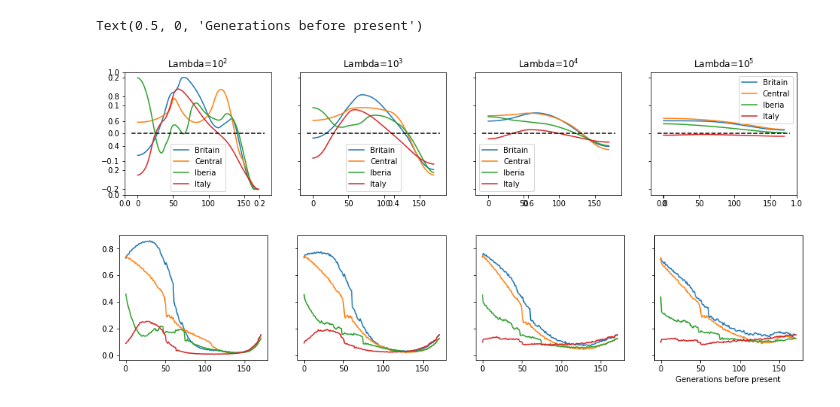
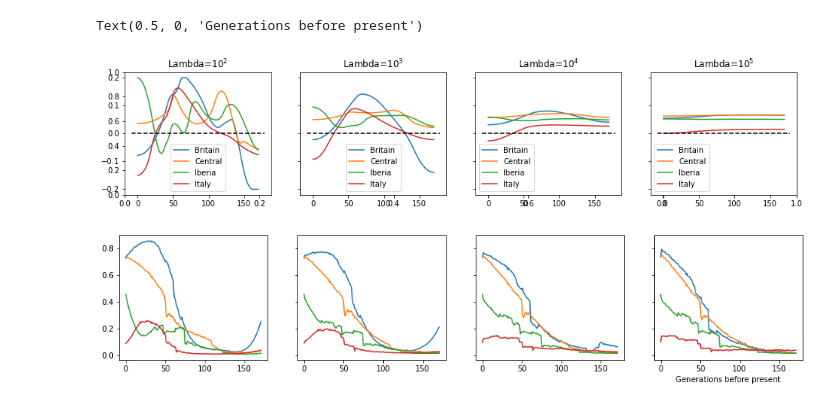
Before and after one commit to jthlab/bmws, a Jupyter notebook: LCT_data_analyis.ipynb, the cells around one changed output. Cells and saved outputs as stored; diff of their text form; code cells hidden in the pictures.

Commit message:
use em iterations lct

```diff
--- a/LCT_data_analyis.ipynb
+++ b/LCT_data_analyis.ipynb
@@ -25,19 +26,19 @@ obs = {x: np.loadtxt("data/" + x + "_LCT.txt").astype(int)[::-1] for x in pops}
 # %% [output]
 [interactive output not drawn]
 # %%
-M = 200
-prior = BetaMixture.uniform(M)
+# M = 200
+# prior = BetaMixture.uniform(M)
 # prior = prior._replace(
 #    log_c=np.log(0.99 * np.eye(M)[0] + 0.01 / M * np.ones(M))
 # )  # prior .99 mass on mean AF 1/M at gen 0
 
-f = np.mean([x[1] / x[0] for x in obs["Britain"] if x[0] > 0])
-b = 10
-a = b * f / (1 - f)
-dens = [beta.pdf((x + 1) / (M + 1), a, b) for x in range(M)]
-total = np.sum(dens)
-dens = [x / total for x in dens]
-prior = prior._replace(log_c=np.log(dens))
+# f = np.mean([x[1] / x[0] for x in obs["Britain"] if x[0] > 0])
+# b = 10
+# = b * f / (1 - f)
+# dens = [beta.pdf((x + 1) / (M + 1), a, b) for x in range(M)]
+# total = np.sum(dens)
+# dens = [x / total for x in dens]
+# prior = prior._replace(log_c=np.log(dens))
 # %% [output]
 [interactive output not drawn]
 # %%
@@ -51,7 +52,7 @@ for j, (ax, ax2, log10_lam) in enumerate(zip(axs, axs2, range(2, 6))):
         data = obs[pop]
         L = len(data)
         Ne = np.full(L - 1, 1e4)
-        s_hat = estimate.estimate(data, Ne, lam=10 ** log10_lam, prior=prior)
+        s_hat, prior = estimate.estimate_em(data, Ne, lam=10 ** log10_lam, em_iterations=3)
         paths, _ = sample_paths(s_hat, Ne, data, 1000, prior=prior)
         ax.plot(s_hat, label=pop)
         ax2.plot(np.median(paths, axis=0), label=pop)
@@ -68,4 +69,4 @@ Wall time: 2min 20s
 Text(0.5, 0, 'Generations before present')
-[figure, old version]
+[figure, new version]
-[figure, old version]
+[figure, new version]
 [interactive output not drawn]
```
Also changed, not shown: parts of 3 cells of this notebook.
